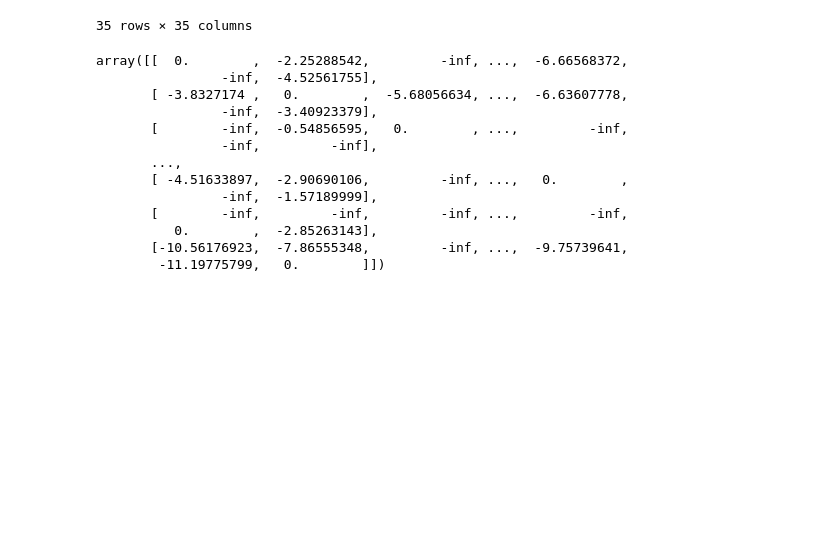
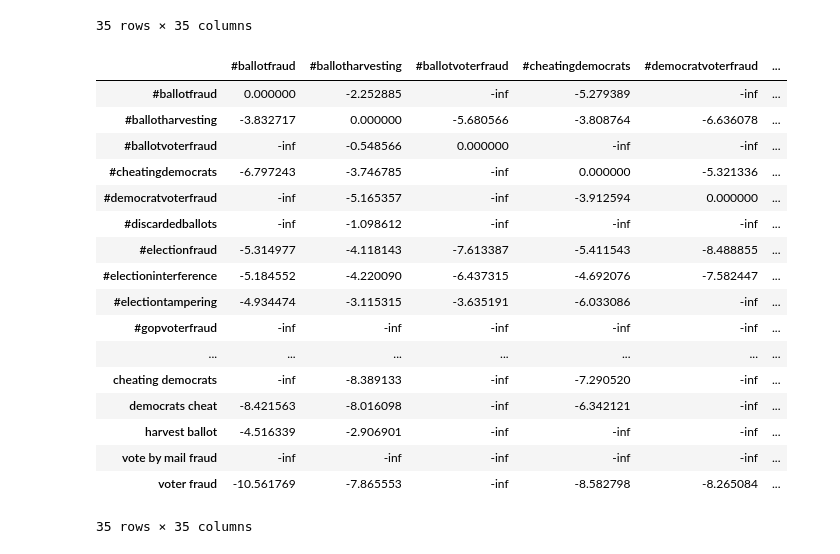
Before and after one commit to sTechLab/VoterFraud2020-analysis, a Jupyter notebook: notebooks/initial_exploration.ipynb, the cells around one changed output. Saved outputs shown, nothing was run; the diff lists cells and outputs as text; code cells hidden in the pictures; blank space fills up the shorter version.

Commit message:
Improved output of co-occurrence percentage matrix

```diff
--- a/notebooks/initial_exploration.ipynb
+++ b/notebooks/initial_exploration.ipynb
@@ -346,21 +346,26 @@ co_occurrence
 # %%
 co_occurrence_diagonal = np.diagonal(co_occurrence)
 
 with np.errstate(divide='ignore', invalid='ignore'):
     co_occurrence_percentage = np.nan_to_num(np.true_divide(co_occurrence, co_occurrence_diagonal[:, None]))
 
-np.log(co_occurrence_percentage)
+pd.DataFrame(np.log(co_occurrence_percentage), index=co_occurrence.index, columns=co_occurrence.columns)
 # %% [output]
+|  | #ballotfraud | #ballotharvesting | #ballotvoterfraud | #cheatingdemocrats | #democratvoterfraud | ... |
+| #ballotfraud | 0.000000 | -2.252885 | -inf | -5.279389 | -inf | ... |
+| #ballotharvesting | -3.832717 | 0.000000 | -5.680566 | -3.808764 | -6.636078 | ... |
+| #ballotvoterfraud | -inf | -0.548566 | 0.000000 | -inf | -inf | ... |
+| #cheatingdemocrats | -6.797243 | -3.746785 | -inf | 0.000000 | -5.321336 | ... |
+| #democratvoterfraud | -inf | -5.165357 | -inf | -3.912594 | 0.000000 | ... |
+| #discardedballots | -inf | -1.098612 | -inf | -inf | -inf | ... |
+| #electionfraud | -5.314977 | -4.118143 | -7.613387 | -5.411543 | -8.488855 | ... |
+| #electioninterference | -5.184552 | -4.220090 | -6.437315 | -4.692076 | -7.582447 | ... |
+| #electiontampering | -4.934474 | -3.115315 | -3.635191 | -6.033086 | -inf | ... |
+| #gopvoterfraud | -inf | -inf | -inf | -inf | -inf | ... |
+| ... | ... | ... | ... | ... | ... | ... |
+| cheating democrats | -inf | -8.389133 | -inf | -7.290520 | -inf | ... |
+| democrats cheat | -8.421563 | -8.016098 | -inf | -6.342121 | -inf | ... |
+| harvest ballot | -4.516339 | -2.906901 | -inf | -inf | -inf | ... |
+| vote by mail fraud | -inf | -inf | -inf | -inf | -inf | ... |
+| voter fraud | -10.561769 | -7.865553 | -inf | -8.582798 | -8.265084 | ... |
-array([[  0.        ,  -2.25288542,         -inf, ...,  -6.66568372,
-                -inf,  -4.52561755],
-       [ -3.8327174 ,   0.        ,  -5.68056634, ...,  -6.63607778,
-                -inf,  -3.40923379],
-       [        -inf,  -0.54856595,   0.        , ...,         -inf,
-                -inf,         -inf],
-       ...,
-       [ -4.51633897,  -2.90690106,         -inf, ...,   0.        ,
-                -inf,  -1.57189999],
-       [        -inf,         -inf,         -inf, ...,         -inf,
-          0.        ,  -2.85263143],
-       [-10.56176923,  -7.86555348,         -inf, ...,  -9.75739641,
-        -11.19775799,   0.        ]])
+35 rows × 35 columns
```
Also changed, not shown: 1 other file.
